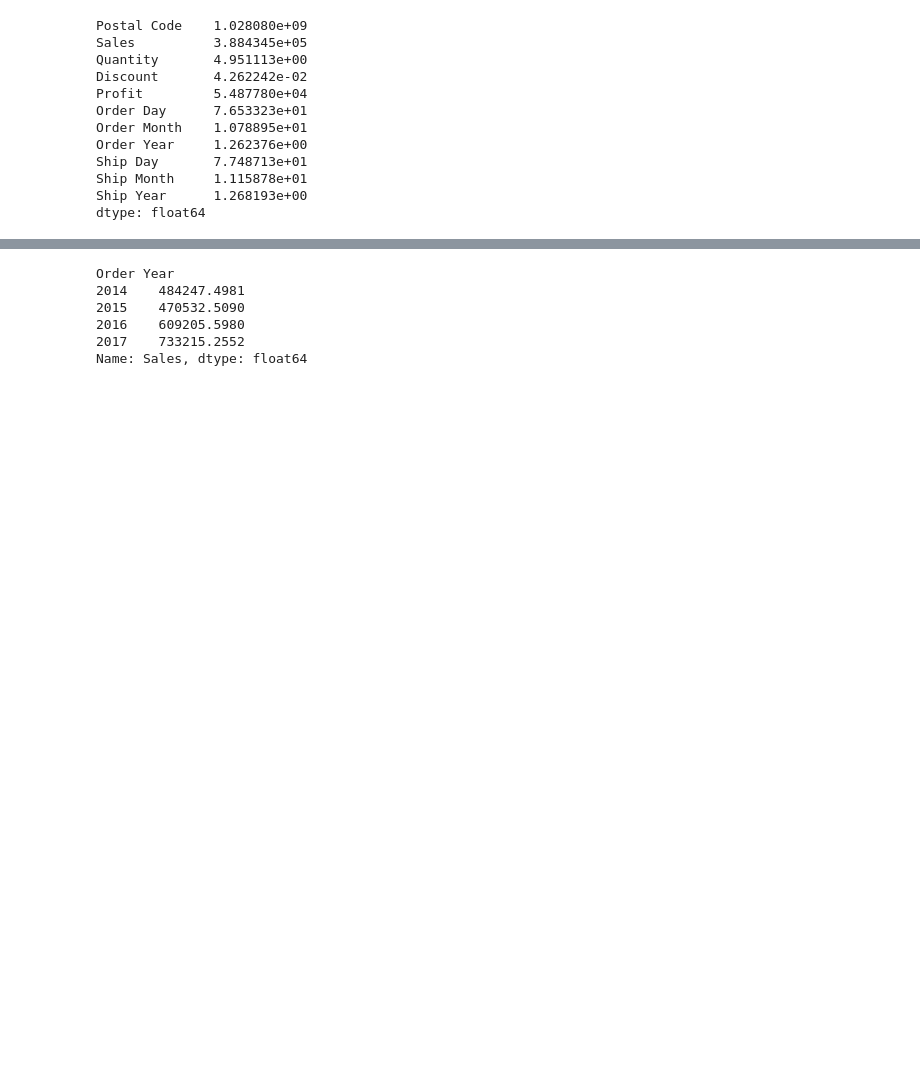
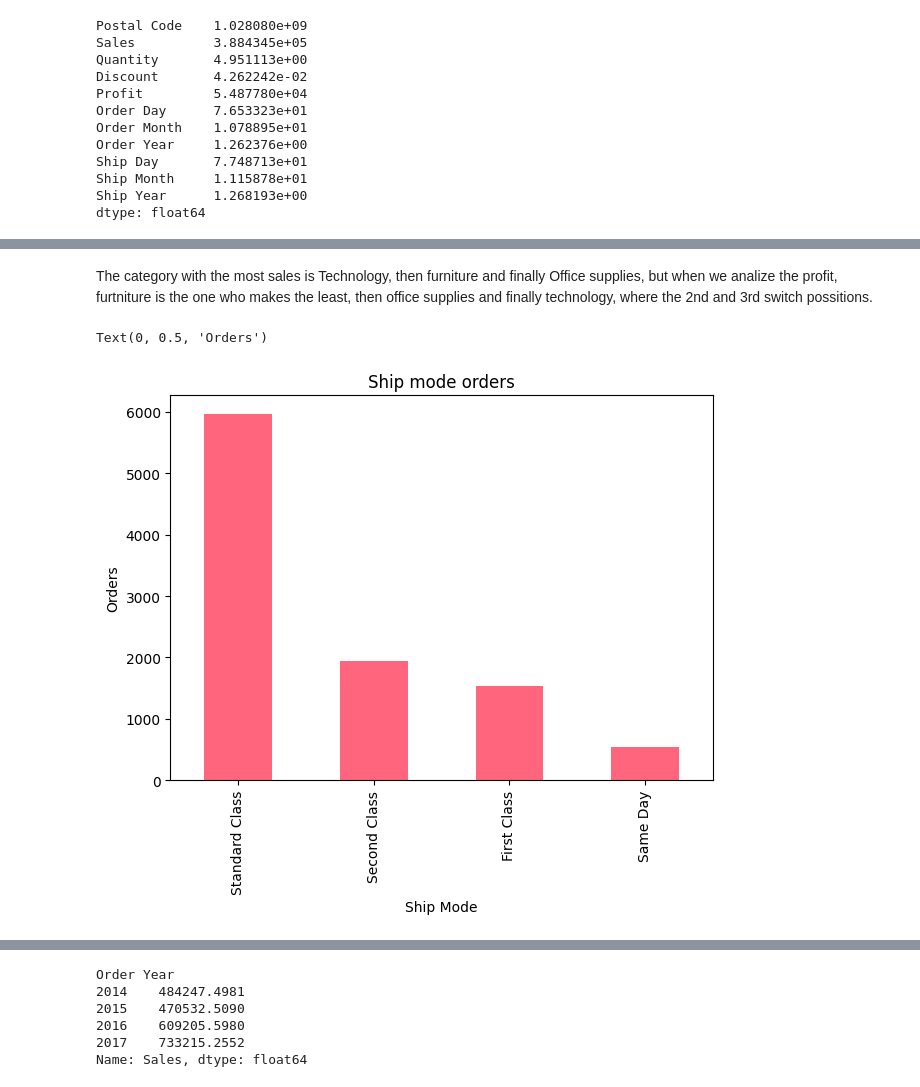
Before and after one commit to sarahbltn/data_analytics_project, a Jupyter notebook: notebooks/Superstore_project.ipynb, the cells around one changed output, grey strips where cells are left out. Drawn from its saved outputs; the diff is of its cells as text; code cells hidden in the pictures; blank space fills up the shorter version.

```diff
--- a/notebooks/Superstore_project.ipynb
+++ b/notebooks/Superstore_project.ipynb
@@ -193,0 +209,14 @@ plt.show()
+# %% [markdown]
+The category with the most sales is Technology, then furniture and finally Office supplies, but when we analize the profit, furtniture is the one who makes the least, then office supplies and finally technology, where the 2nd and 3rd switch possitions.
+# %%
+#What ship mode is the most asked for
+orders_by_ship_mode = df['Ship Mode'].value_counts() #This counts the # of orders made with each kind and clasiffies them
+
+plt.figure(figsize=(7, 5))
+orders_by_ship_mode.plot(kind='bar', color='#ff667d')
+plt.title('Ship mode orders')
+plt.xlabel('Ship Mode')
+plt.ylabel('Orders')
+# %% [output]
+Text(0, 0.5, 'Orders')
+[figure, added]
```
Also changed, not shown: parts of 33 cells of this notebook.
